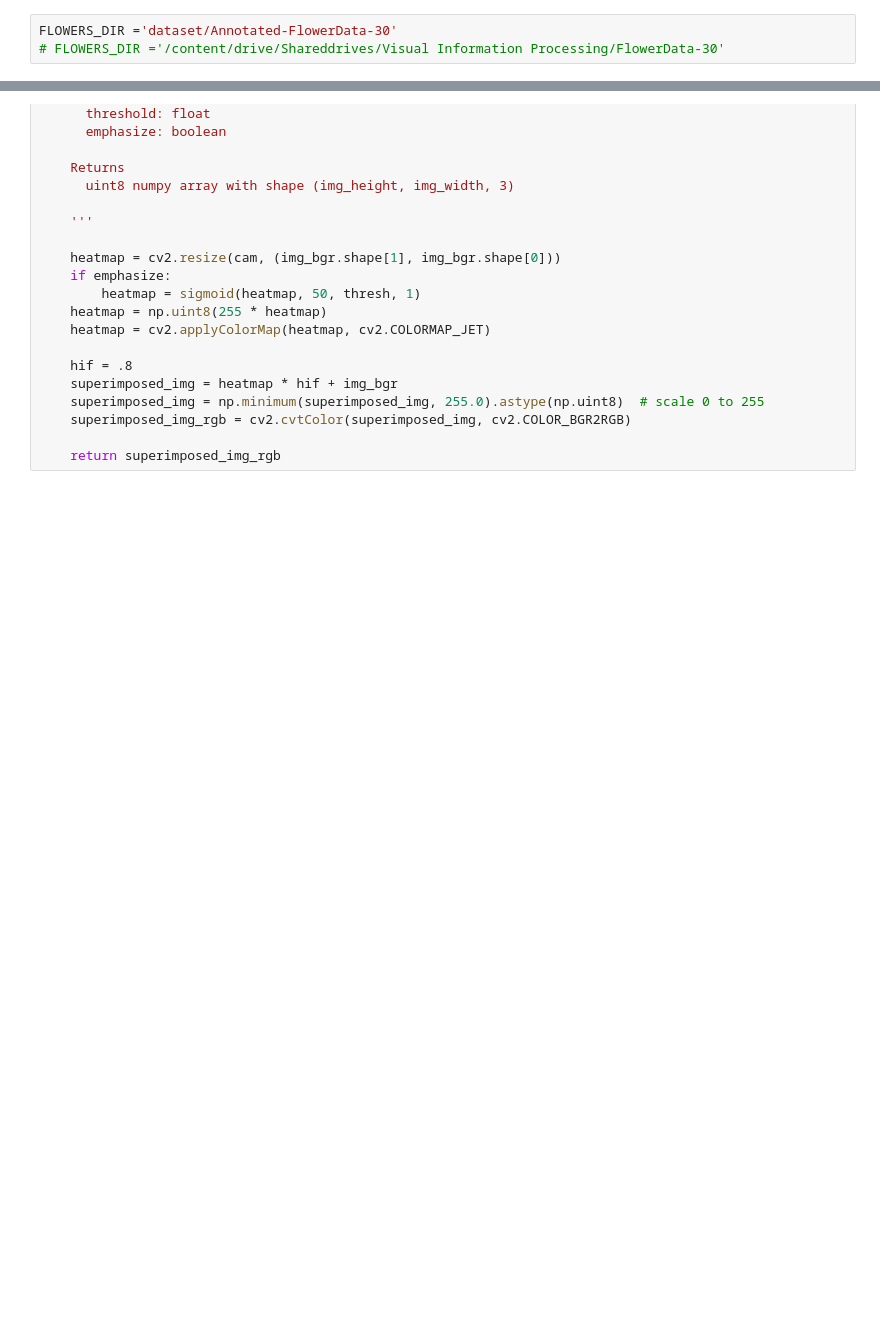
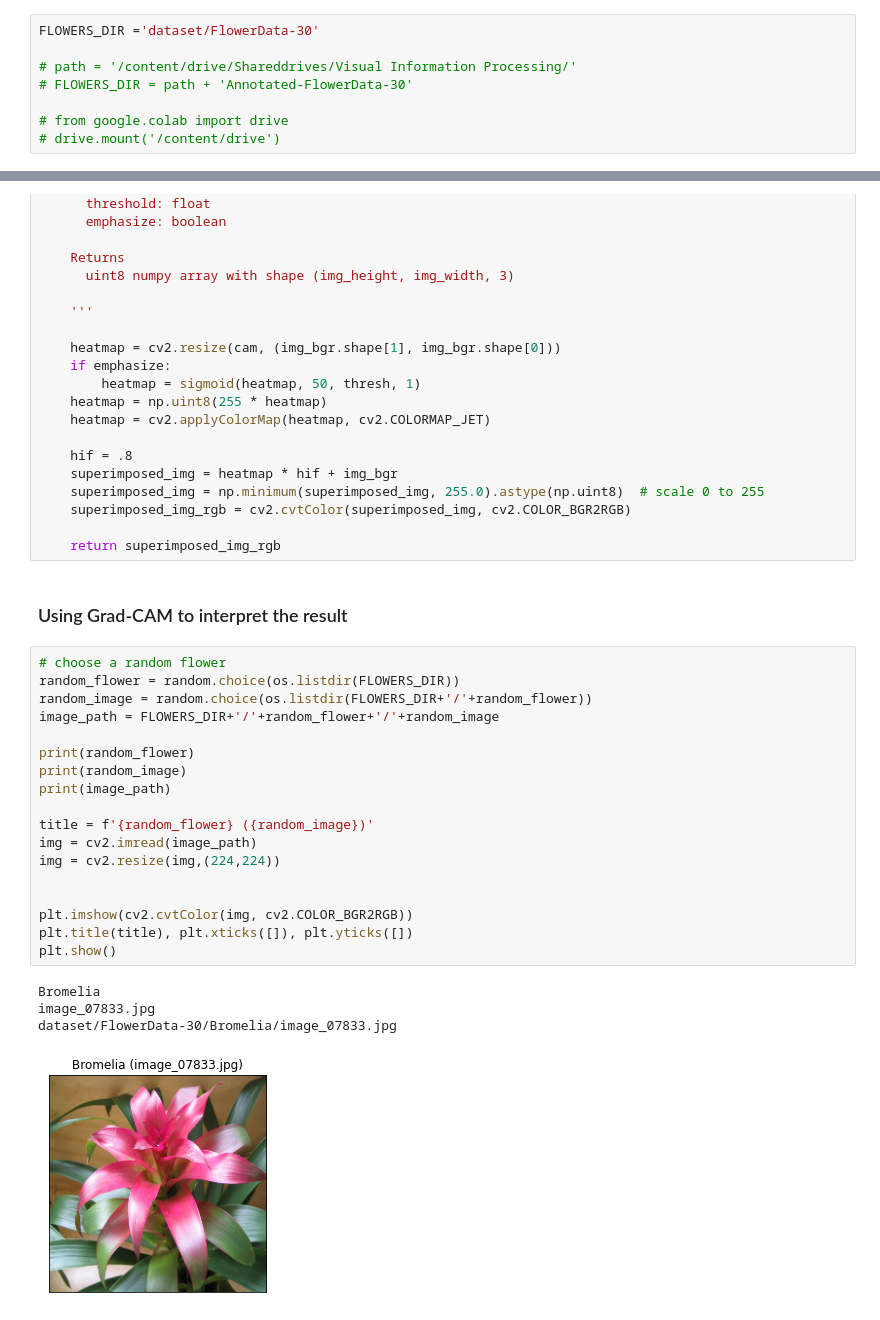
Before and after one commit to BingQuanChua/Flower-Feature-Localization, a Jupyter notebook: Flower Localization with Grad-CAM.ipynb, the cells around one changed output, grey strips where cells are left out. Cells and saved outputs as stored; diff of their text form; blank space fills up the shorter version.

```diff
--- a/Flower Localization with Grad-CAM.ipynb
+++ b/Flower Localization with Grad-CAM.ipynb
@@ -36,8 +36,13 @@ from tensorflow.keras.utils import to_categorical
 # %% [markdown]
 ## Data Preparation
 # %%
-FLOWERS_DIR ='dataset/Annotated-FlowerData-30'
-# FLOWERS_DIR ='/content/drive/Shareddrives/Visual Information Processing/FlowerData-30'
+FLOWERS_DIR ='dataset/FlowerData-30'
+
+# path = '/content/drive/Shareddrives/Visual Information Processing/'
+# FLOWERS_DIR = path + 'Annotated-FlowerData-30'
+
+# from google.colab import drive
+# drive.mount('/content/drive')
 # %%
 H, W = 224, 224
 BATCH_SIZE = 64
@@ -327,3 +333,28 @@ def superimpose(img_bgr, cam, thresh, emphasize=False):
     superimposed_img_rgb = cv2.cvtColor(superimposed_img, cv2.COLOR_BGR2RGB)
 
     return superimposed_img_rgb
+# %% [markdown]
+### Using Grad-CAM to interpret the result
+# %%
+# choose a random flower
+random_flower = random.choice(os.listdir(FLOWERS_DIR))
+random_image = random.choice(os.listdir(FLOWERS_DIR+'/'+random_flower))
+image_path = FLOWERS_DIR+'/'+random_flower+'/'+random_image
+
+print(random_flower)
+print(random_image)
+print(image_path)
+
+title = f'{random_flower} ({random_image})'
+img = cv2.imread(image_path)
+img = cv2.resize(img,(224,224))
+
+
+plt.imshow(cv2.cvtColor(img, cv2.COLOR_BGR2RGB))
+plt.title(title), plt.xticks([]), plt.yticks([])
+plt.show()
+# %% [output]
+Bromelia
+image_07833.jpg
+dataset/FlowerData-30/Bromelia/image_07833.jpg
+[figure, added]
```
Also changed, not shown: parts of 16 cells of this notebook, 15 other files.
